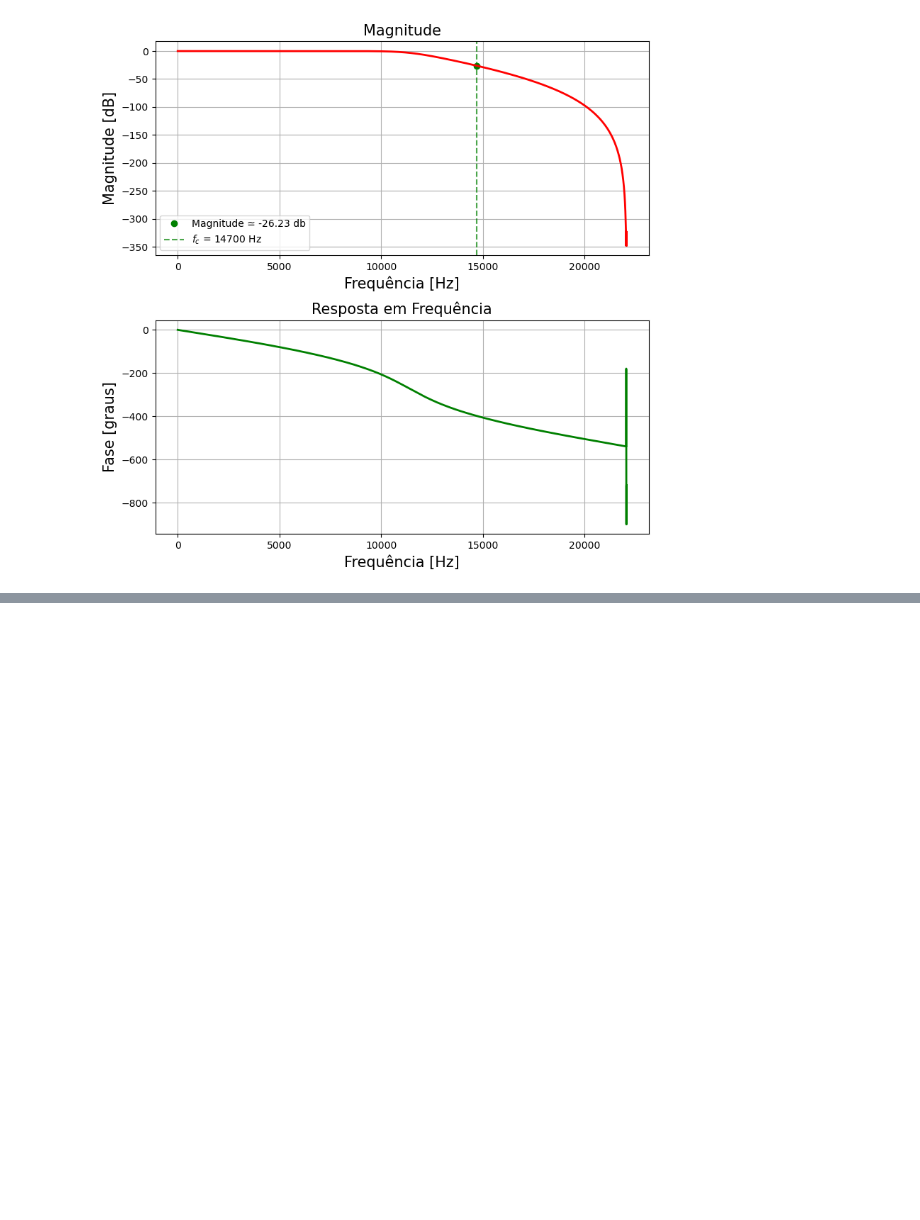
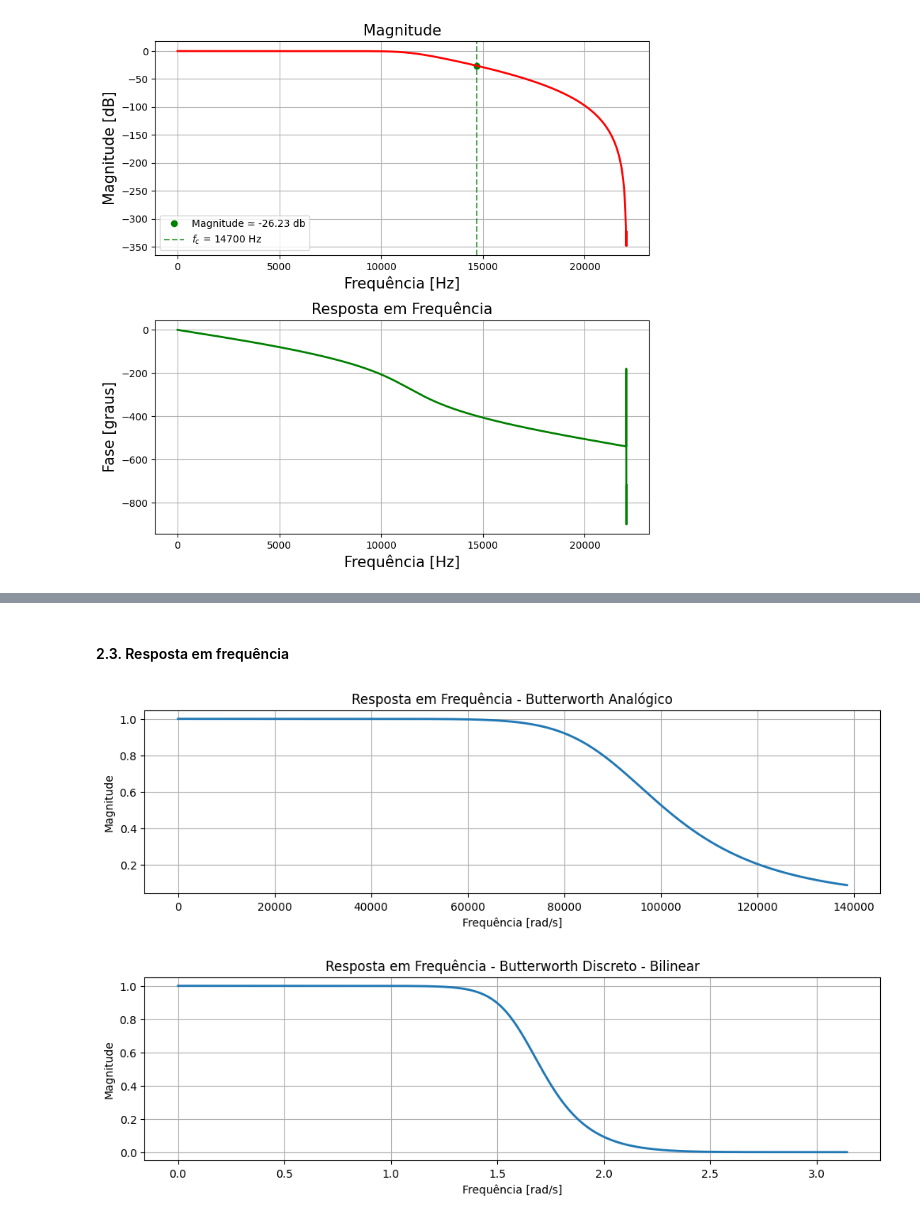
Before and after one commit to gabrielsandrade/ENGC26-20231, a Jupyter notebook: problema_2.ipynb, the cells around one changed output, grey strips where cells are left out. Saved outputs shown, nothing was run; the diff lists cells and outputs as text; code cells hidden in the pictures; blank space fills up the shorter version.

```diff
--- a/problema_2.ipynb
+++ b/problema_2.ipynb
@@ -155,0 +220,12 @@ Amplitude na frequência de corte: -26.234189751596514 dB
+# %%
+# Frequência de corte [rad/amostra]
+Wc = 2 * np.pi / 3
+
+# Frequência de amostragem [Hz]
+Fs = 44100
+
+# Frequência de corte [Hz]
+Fc = round(Fs * Wc / (2 * np.pi))
+
+# Ordem do filtro Butterworth
+N = 6
@@ -155,0 +234,34 @@ Amplitude na frequência de corte: -26.234189751596514 dB
+# %%
+# Criação do filtro Butterworth
+b, a = signal.butter(N, Wc * Fs, btype='lowpass', analog=True, output='ba')
+
+# Filtro Butterworth analógico e discreto por transformação bilinear
+butterworth_analog = signal.lti(b, a)
+butterworth_discrete = signal.dlti(*signal.bilinear(b, a, fs=Fs))
+
+# Resposta em frequência do filtro Butterworth
+Wz, Hz = signal.freqz(butterworth_discrete.num, butterworth_discrete.den, worN=Fs)
+Ws, Hs = signal.freqs(butterworth_analog.num, butterworth_analog.den, worN=Fs * Wz)
+# %% [markdown]
+#### 2.3. Resposta em frequência
+# %%
+# Plota o gráfico de resposta em frequência do filtro Butterworth analógico
+plt.figure(figsize=(12, 3))
+plt.plot(Ws, np.abs(Hs), linewidth=2)
+plt.title('Resposta em Frequência - Butterworth Analógico')
+plt.xlabel('Frequência [rad/s]')
+plt.ylabel('Magnitude')
+plt.grid(True)
+plt.show()
+
+# Plota o gráfico de resposta em frequência do filtro Butterworth discreto
+plt.figure(figsize=(12, 3))
+plt.plot(Wz, np.abs(Hz), linewidth=2)
+plt.title('Resposta em Frequência - Butterworth Discreto - Bilinear')
+plt.xlabel('Frequência [rad/s]')
+plt.ylabel('Magnitude')
+plt.grid(True)
+plt.show()
+# %% [output]
+[figure, added]
+[figure, added]
```
Also changed, not shown: parts of 29 cells of this notebook, 1 other file.
